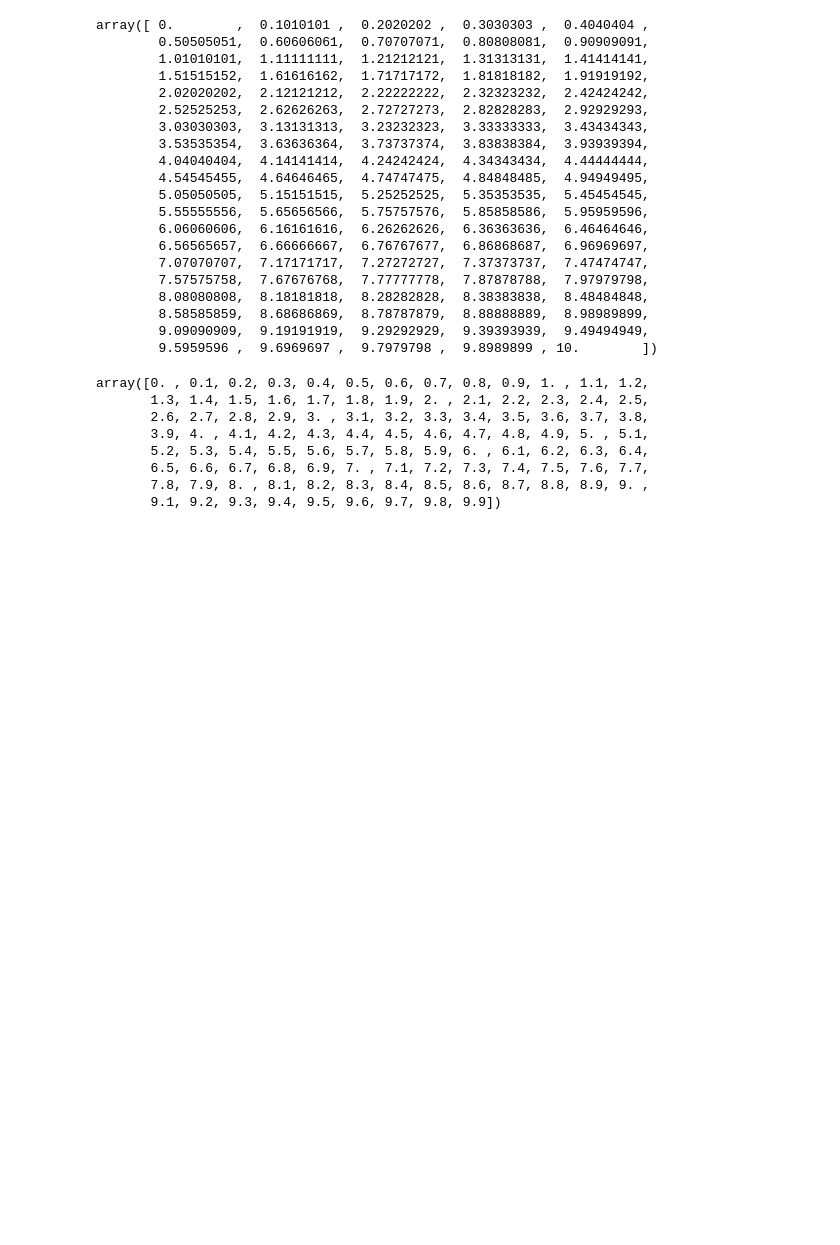
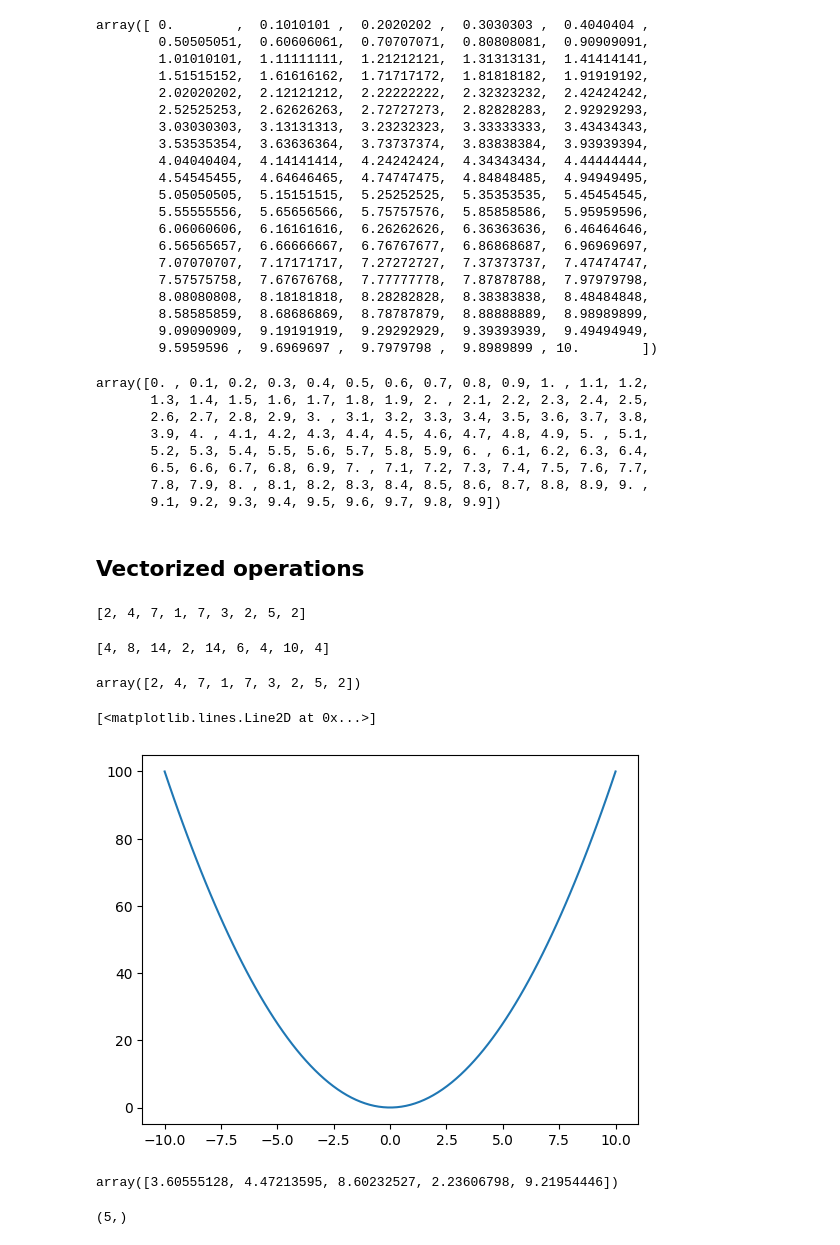
Before and after one commit to Wessnom/Python-Alexander-Wessner, a Jupyter notebook: Code-Alongs/L020_Numpy.ipynb, the cells around one changed output. Cells and saved outputs as stored; diff of their text form; code cells hidden in the pictures; blank space fills up the shorter version.

```diff
--- a/Code-Alongs/L020_Numpy.ipynb
+++ b/Code-Alongs/L020_Numpy.ipynb
@@ -72,3 +72,41 @@ array([0. , 0.1, 0.2, 0.3, 0.4, 0.5, 0.6, 0.7, 0.8, 0.9, 1. , 1.1, 1.2,
        6.5, 6.6, 6.7, 6.8, 6.9, 7. , 7.1, 7.2, 7.3, 7.4, 7.5, 7.6, 7.7,
        7.8, 7.9, 8. , 8.1, 8.2, 8.3, 8.4, 8.5, 8.6, 8.7, 8.8, 8.9, 9. ,
        9.1, 9.2, 9.3, 9.4, 9.5, 9.6, 9.7, 9.8, 9.9])
+# %% [markdown]
+## Vectorized operations
+# %%
+x = [2, 4, 7, 1, 7, 3, 2, 5, 2]
+x
+# %% [output]
+[2, 4, 7, 1, 7, 3, 2, 5, 2]
+# %%
+y = [value * 2 for value in x]
+y
+# %% [output]
+[4, 8, 14, 2, 14, 6, 4, 10, 4]
+# %%
+x = np.array([2, 4, 7, 1, 7, 3, 2, 5, 2])
+x
+# %% [output]
+array([2, 4, 7, 1, 7, 3, 2, 5, 2])
+# %%
+import matplotlib.pyplot as plt
+
+x = np.linspace(-10, 10, 100)
+
+
+plt.plot(x, x**2)
+# %% [output]
+[<matplotlib.lines.Line2D at 0x...>]
+[figure, added]
+# %%
+a = np.array([2, 4, 7, 1, 7])
+b = np.array([3, 2, 5, 2, 6]) # Storlek på arrayer behöver vara samma tror jag?
+
+np.sqrt(a**2 + b**2)
+# %% [output]
+array([3.60555128, 4.47213595, 8.60232527, 2.23606798, 9.21954446])
+# %%
+b.shape # Storlek på array
+# %% [output]
+(5,)
```
Also changed, not shown: parts of 23 cells of this notebook, 1 other file.
